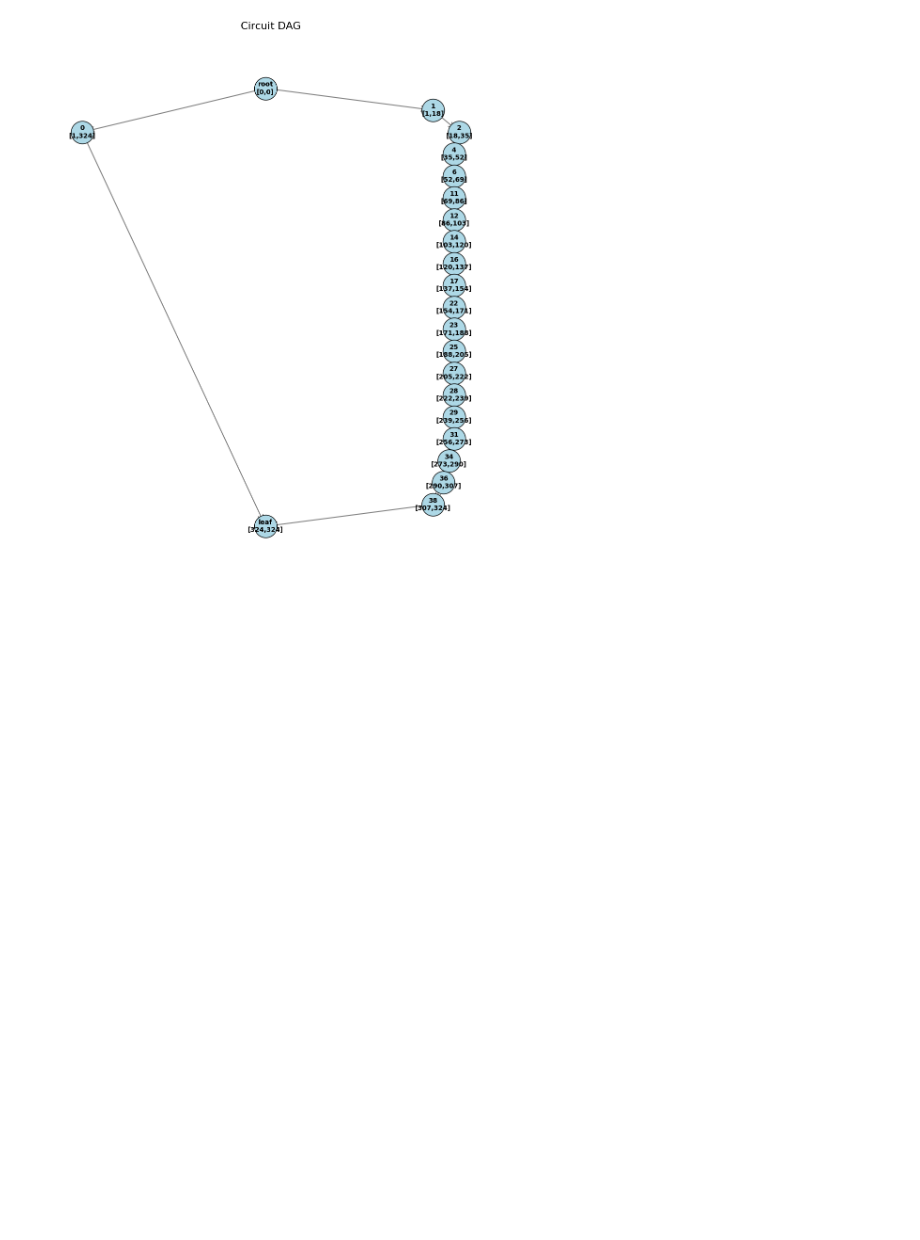
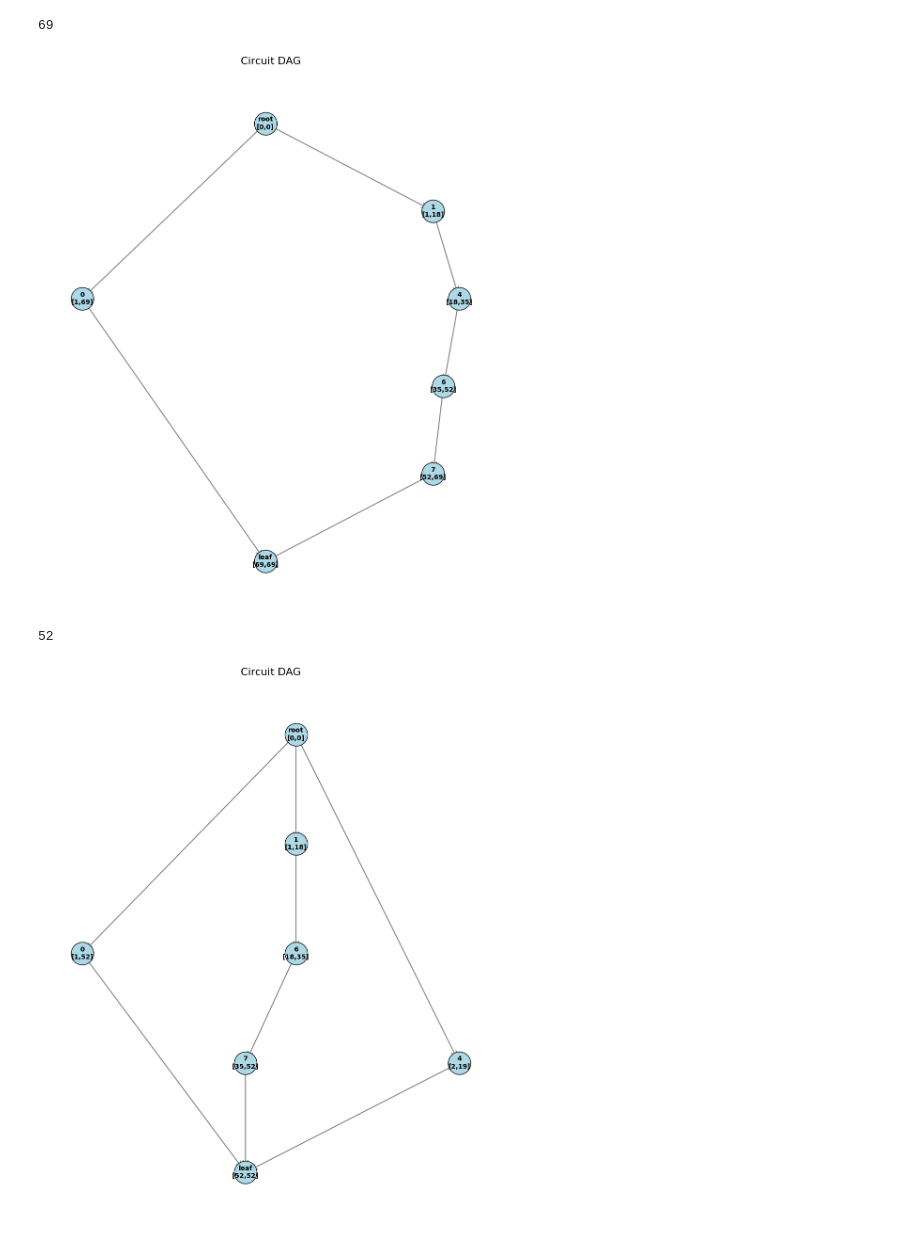
Before and after one commit to xusun0623/qubit-reuse, a Jupyter notebook: test_compiler.ipynb, the cells around one changed output. Drawn from its saved outputs; the diff is of its cells as text; code cells hidden in the pictures; blank space fills up the shorter version.

```diff
--- a/test_compiler.ipynb
+++ b/test_compiler.ipynb
@@ -4,32 +4,35 @@ from quantum_chip import QuantumChip
 from hardware import HardwareParams
 from qrmove_compiler import QRMoveCompiler
 from utils import get_quantum_circuit
 
 # bv vqa qaoa qft mod mul qram rd sym xor
 
 _type = "bv"
-_qubit_num = 40 # 395行 * 100列
+_qubit_num = 10 # 395行 * 100列
 
 quantum_circuit: QuantumCircuit = get_quantum_circuit(_type, _qubit_num)
 
 # quantum_circuit.draw(output="mpl", filename="./output/qaoa_10.png")
 quantum_chip = QuantumChip(
     # square / hexagon / heavy_square / heavy_hexagon
     "square",
     50,
 )
 # quantum_chip.visualize()
 hardware_param = HardwareParams(
     time_1q=300.0,  # 单比特门时间
     time_2q=300.0,  # 双比特门时间
     time_meas=4000.0,  # 测量时间
     time_reset=1000.0,  # 重置时间
 )
 qmc = QRMoveCompiler(
     quantum_circuit,
     quantum_chip,
     hardware_param,
 )
 qmc.compile_program()
 # %% [output]
+69
-[figure, old version]
+[figure, new version]
+52
+[figure, added]
```
Also changed, not shown: parts of 1 cell of this notebook, 3 other files.
